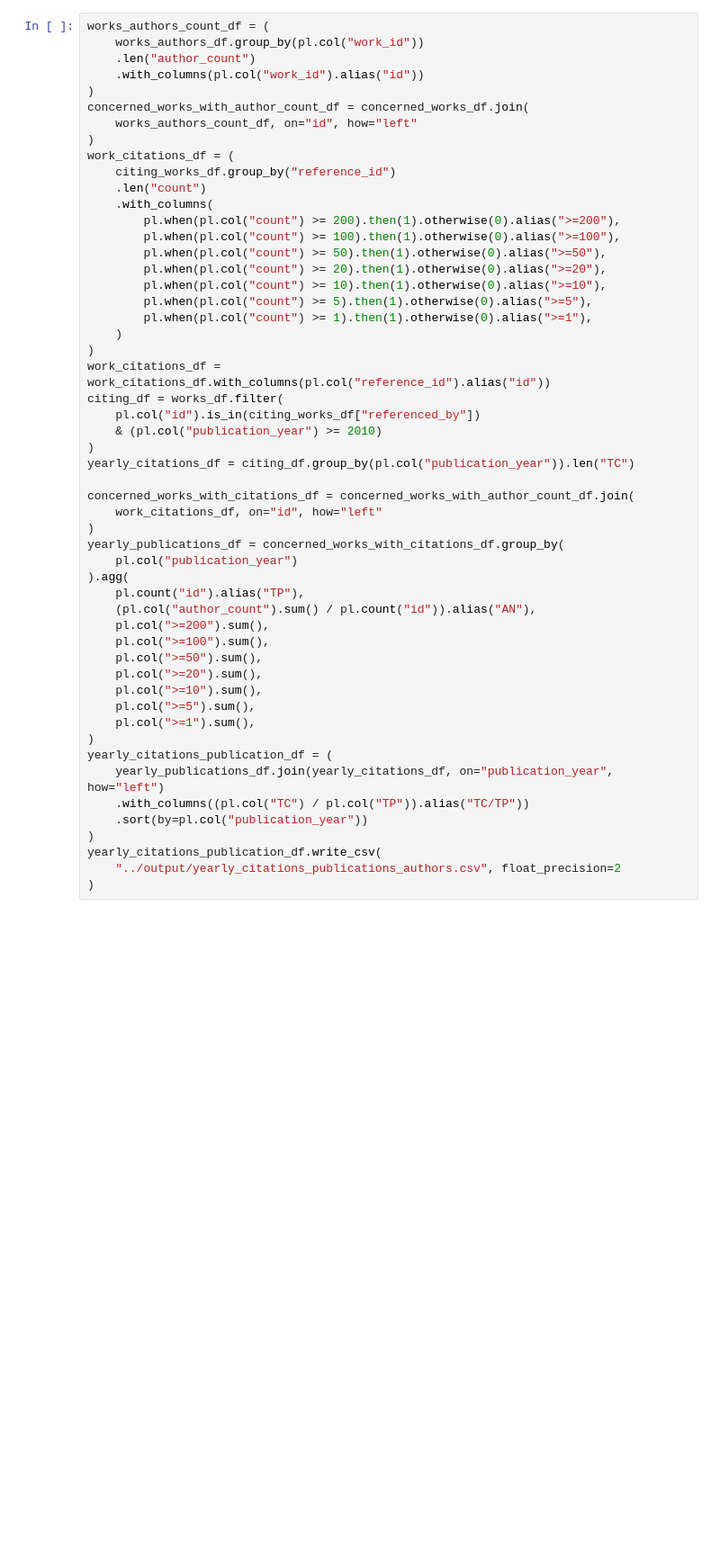
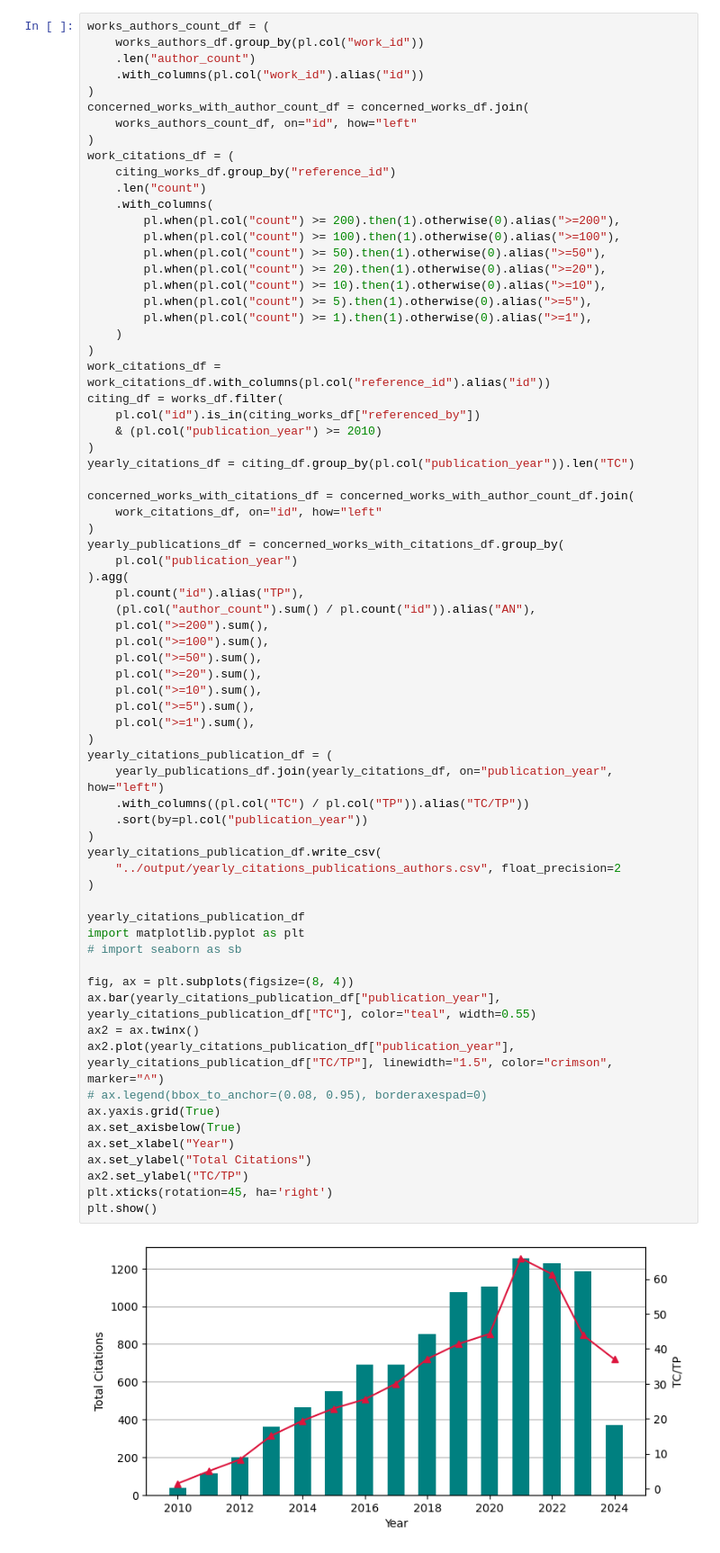
Before and after one commit to hussainmahmood/openalex-extractor, a Jupyter notebook: dev-scratch/bibliometric-analysis.ipynb, the cells around one changed output. Shown: that part at 90% size. Drawn from its saved outputs; the diff is of its cells as text; blank space fills up the shorter version.

```diff
--- a/dev-scratch/bibliometric-analysis.ipynb
+++ b/dev-scratch/bibliometric-analysis.ipynb
@@ -105,33 +105,52 @@ work_citations_df = work_citations_df.with_columns(pl.col("reference_id").alias(
 citing_df = works_df.filter(
     pl.col("id").is_in(citing_works_df["referenced_by"])
     & (pl.col("publication_year") >= 2010)
 )
 yearly_citations_df = citing_df.group_by(pl.col("publication_year")).len("TC")
 
 concerned_works_with_citations_df = concerned_works_with_author_count_df.join(
     work_citations_df, on="id", how="left"
 )
 yearly_publications_df = concerned_works_with_citations_df.group_by(
     pl.col("publication_year")
 ).agg(
     pl.count("id").alias("TP"),
     (pl.col("author_count").sum() / pl.count("id")).alias("AN"),
     pl.col(">=200").sum(),
     pl.col(">=100").sum(),
     pl.col(">=50").sum(),
     pl.col(">=20").sum(),
     pl.col(">=10").sum(),
     pl.col(">=5").sum(),
     pl.col(">=1").sum(),
 )
 yearly_citations_publication_df = (
     yearly_publications_df.join(yearly_citations_df, on="publication_year", how="left")
     .with_columns((pl.col("TC") / pl.col("TP")).alias("TC/TP"))
     .sort(by=pl.col("publication_year"))
 )
 yearly_citations_publication_df.write_csv(
     "../output/yearly_citations_publications_authors.csv", float_precision=2
 )
+
+yearly_citations_publication_df
+import matplotlib.pyplot as plt
+# import seaborn as sb
+
+fig, ax = plt.subplots(figsize=(8, 4))
+ax.bar(yearly_citations_publication_df["publication_year"], yearly_citations_publication_df["TC"], color="teal", width=0.55)
+ax2 = ax.twinx()
+ax2.plot(yearly_citations_publication_df["publication_year"], yearly_citations_publication_df["TC/TP"], linewidth="1.5", color="crimson", marker="^")
+# ax.legend(bbox_to_anchor=(0.08, 0.95), borderaxespad=0)
+ax.yaxis.grid(True)
+ax.set_axisbelow(True)
+ax.set_xlabel("Year")
+ax.set_ylabel("Total Citations")
+ax2.set_ylabel("TC/TP")
+plt.xticks(rotation=45, ha='right')
+plt.show()
+# %% [output]
+[figure, added]
 # %%
 citing_journals_df = works_df.filter(
     pl.col("id").is_in(citing_works_df["referenced_by"])
```
Also changed, not shown: parts of 6 cells of this notebook.
